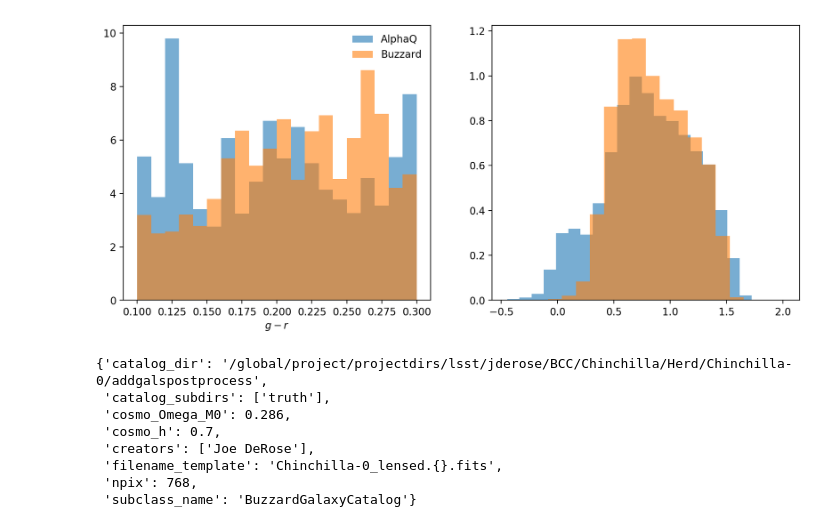
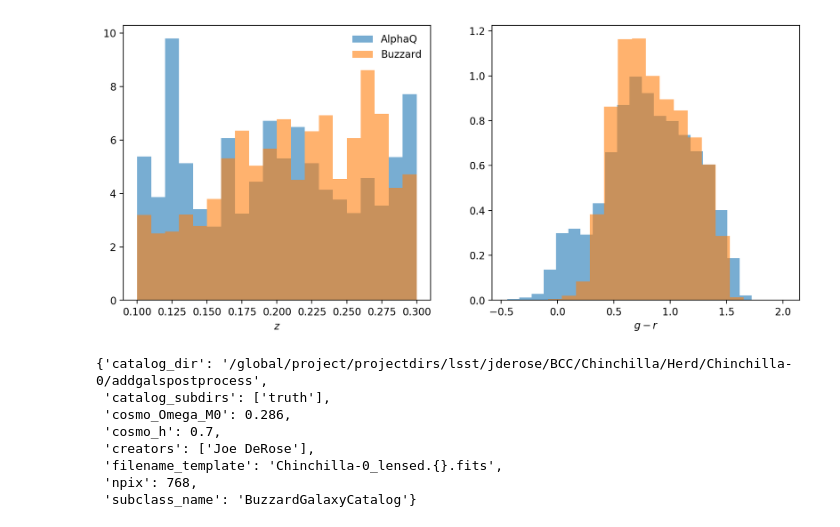
Before and after one commit to yymao/generic-catalog-reader, a Jupyter notebook: examples/basic usage.ipynb, the cells around one changed output. Saved outputs shown, nothing was run; the diff lists cells and outputs as text; code cells hidden in the pictures.

```diff
--- a/examples/basic usage.ipynb
+++ b/examples/basic usage.ipynb
@@ -5,8 +5,10 @@ import matplotlib.pyplot as plt
 %config InlineBackend.figure_format='retina'
 plt.rcParams['figure.dpi'] = 100.0
 
+import os
 import sys
 sys.path.append('/global/projecta/projectdirs/lsst/descqa/lib/descqa-conda/lib/python2.7/site-packages')
-sys.path.append('..')
+GCR_PATH = os.pardir
+sys.path.append(GCR_PATH)
 # %%
 from GCR import load_catalog
@@ -17,19 +15,27 @@ gc['Buzzard'] = load_catalog('../catalogs/buzzard_v1.5.yaml')
+# %%
+gc_alphaq = load_catalog(os.path.join(GCR_PATH, 'catalogs', 'proto-dc2-v1.0.yaml'))
+gc_buzzard = load_catalog(os.path.join(GCR_PATH, 'catalogs', 'buzzard_v1.5.yaml'))
+
+#for testing purpose, use only one pixel for buzzard
+gc_buzzard.set_healpixel_list([0])
+
+gc = dict(AlphaQ=gc_alphaq, Buzzard=gc_buzzard)
 # %%
 fig, ax = plt.subplots(ncols=2, figsize=(12,5))
 for label, gc_this in gc.items():
-    data = next(gc_this.get_quantities(['redshift_true', 'mag_g_any', 'mag_r_any'],
+    data = gc_this.get_quantities(['redshift_true', 'mag_g_any', 'mag_r_any'],
                                   filters=[(lambda z: (z > 0.1) & (z < 0.3), 'redshift_true')],
-                                  return_iterator=True, return_ndarray=True))
+                                  return_ndarray=True)
     data = data[np.isfinite(data['mag_g_any']) & np.isfinite(data['mag_r_any'])]
     data = data[data['mag_r_any'] < 22.0]
     ax[0].hist(data['redshift_true'], 20, normed=True, alpha=0.6, label=label);
     ax[1].hist(data['mag_g_any'] - data['mag_r_any'], 20, normed=True, alpha=0.6);
 
 ax[0].legend(frameon=False);
 ax[0].set_xlabel('$z$');
-ax[0].set_xlabel('$g-r$');
+ax[1].set_xlabel('$g-r$');
 # %% [output]
-[figure, old version]
+[figure, new version]
 # %%
 gc['Buzzard'].get_input_kwargs()
 # %% [output]
```
Also changed, not shown: parts of 1 cell of this notebook.
